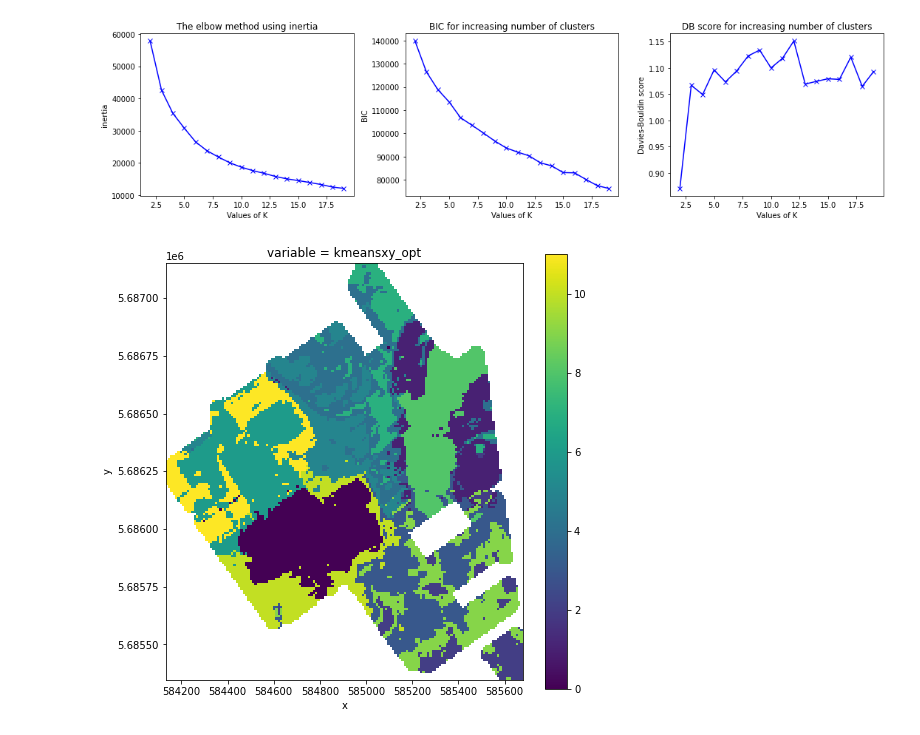
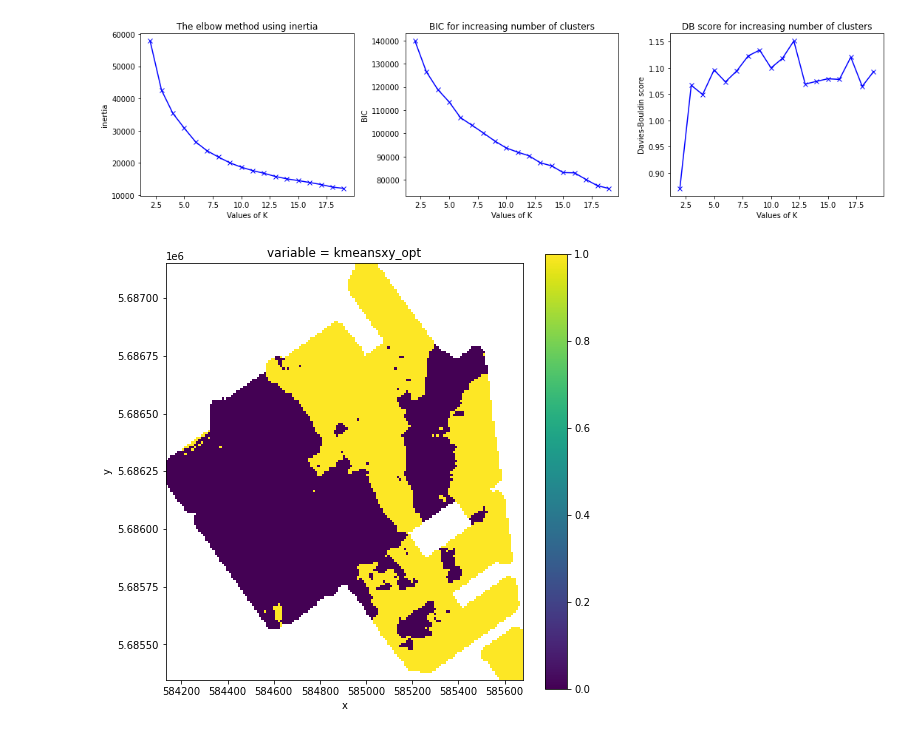
Before and after one commit to drdebivre/Thesis_EMIclass, a Jupyter notebook: 2.K_means.ipynb, the cells around one changed output. Drawn from its saved outputs; the diff is of its cells as text; code cells hidden in the pictures.

```diff
--- a/2.K_means.ipynb
+++ b/2.K_means.ipynb
@@ -303,21 +303,21 @@ plt.show()
 # %% [output]
 [figure]
 # %%
-optimal_n = 12 # As derived from the DB-score
+optimal_n = 2 # As derived from the DB-score
 
 kmeans = KMeans(n_clusters=optimal_n, random_state=0, n_init=5, init='k-means++').fit(df_std)
 clusters = kmeans.predict(df_std)
 
 cl = np.empty((27540))
 cl[:] = np.nan
 cl[~rows_with_nan] = clusters
 
 df_raster['kmeansxy_opt'] = cl
 
 xr_clusters = df_raster.to_xarray().transpose('y', 'x')
 
 cl_array = xr_clusters.to_array()
 ax = cl_array.sel(variable='kmeansxy_opt').plot.pcolormesh(figsize=(8,8))
 ax.axes.set_aspect('equal')
 # %% [output]
-[figure, old version]
+[figure, new version]
```
Also changed, not shown: parts of 5 cells of this notebook.
